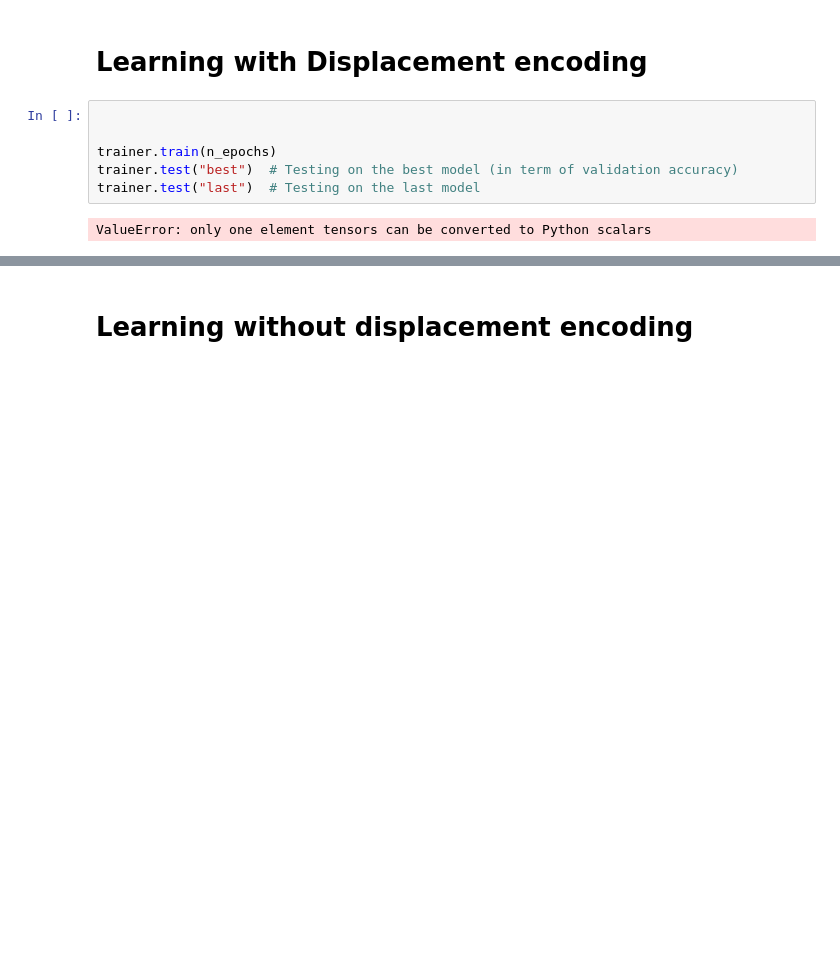
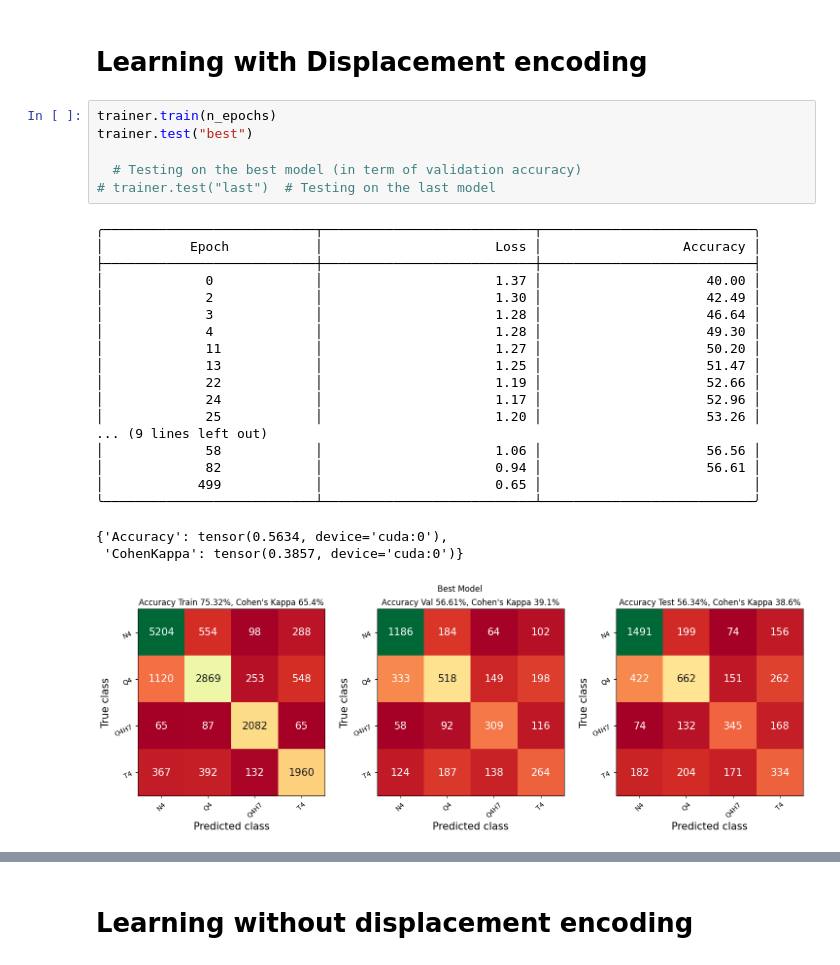
Before and after one commit to ClementPla/PycalcActivation, a Jupyter notebook: notebooks/trainer.ipynb, the cells around one changed output, grey strips where cells are left out. Drawn from its saved outputs; the diff is of its cells as text; blank space fills up the shorter version.

```diff
--- a/notebooks/trainer.ipynb
+++ b/notebooks/trainer.ipynb
@@ -103,10 +157,29 @@ AttributeError: 'numpy.ndarray' object has no attribute 'dim'
 # %% [markdown]
 # Learning with Displacement encoding
 # %%
+trainer.train(n_epochs)
+trainer.test("best")
 
-
-trainer.train(n_epochs)
-trainer.test("best")  # Testing on the best model (in term of validation accuracy)
-trainer.test("last")  # Testing on the last model
+  # Testing on the best model (in term of validation accuracy)
+# trainer.test("last")  # Testing on the last model
 # %% [output]
-ValueError: only one element tensors can be converted to Python scalars
+╭───────────────────────────┬───────────────────────────┬───────────────────────────╮
+│           Epoch           │                      Loss │                  Accuracy │
+├───────────────────────────┼───────────────────────────┼───────────────────────────┤
+│             0             │                      1.37 │                     40.00 │
+│             2             │                      1.30 │                     42.49 │
+│             3             │                      1.28 │                     46.64 │
+│             4             │                      1.28 │                     49.30 │
+│             11            │                      1.27 │                     50.20 │
+│             13            │                      1.25 │                     51.47 │
+│             22            │                      1.19 │                     52.66 │
+│             24            │                      1.17 │                     52.96 │
+│             25            │                      1.20 │                     53.26 │
+... (9 lines left out)
+│             58            │                      1.06 │                     56.56 │
+│             82            │                      0.94 │                     56.61 │
+│            499            │                      0.65 │                           │
+╰───────────────────────────┴───────────────────────────┴───────────────────────────╯
+{'Accuracy': tensor(0.5634, device='cuda:0'),
+ 'CohenKappa': tensor(0.3857, device='cuda:0')}
+[figure, added]
```
Also changed, not shown: parts of 12 cells of this notebook, 10 other files.
